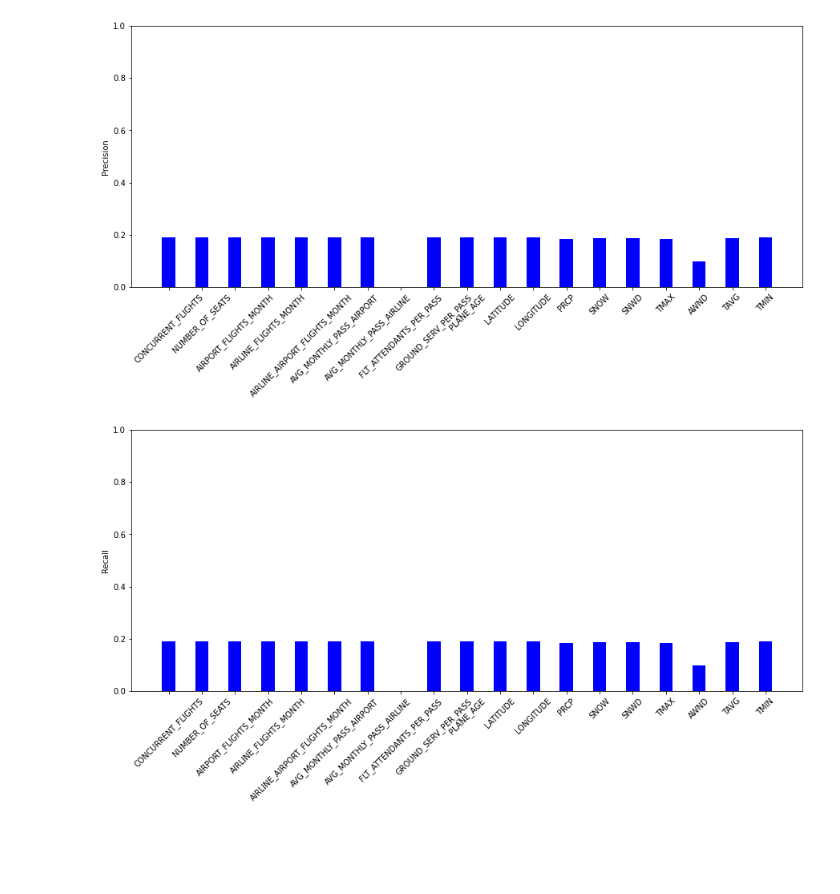
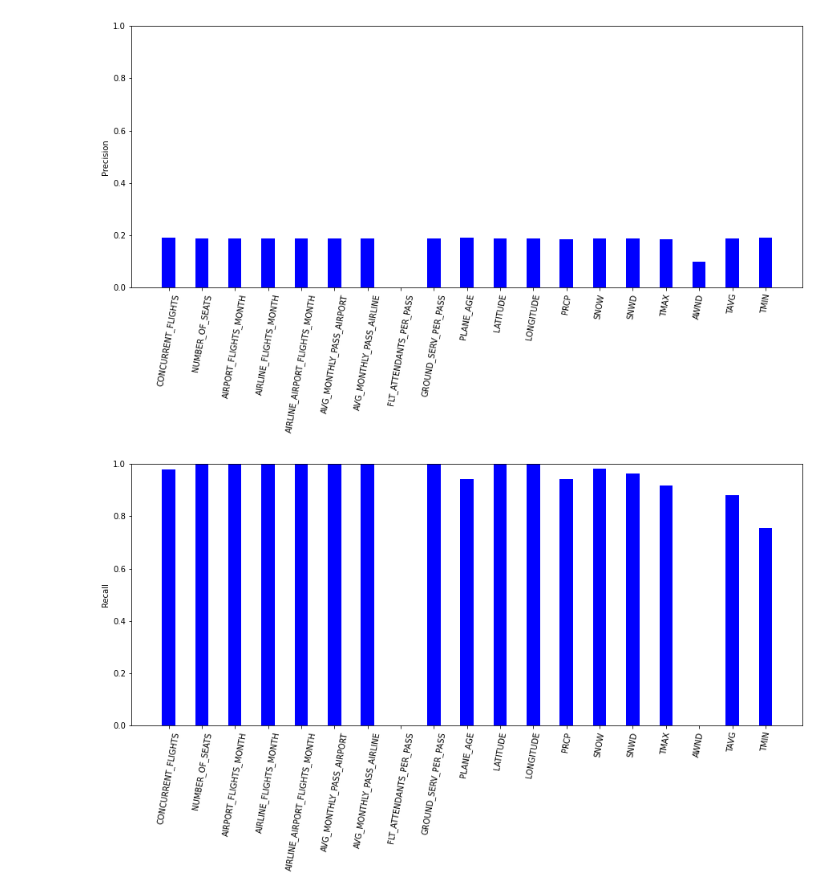
Before and after one commit to np1011/FlightDelaysDSCI521, a Jupyter notebook: Flight_data_NaiveBayes.ipynb, the cells around one changed output. Cells and saved outputs as stored; diff of their text form; code cells hidden in the pictures; blank space fills up the shorter version.

```diff
--- a/Flight_data_NaiveBayes.ipynb
+++ b/Flight_data_NaiveBayes.ipynb
@@ -131,8 +111,8 @@ class NaiveBayesClassifier():
         randy.shuffle(dataIndex)
         return dataIndex
 # %%
-pop = NaiveBayesClassifier(train_data, test_data, train_label, test_label)
-modelparams = pop.run()
+classifier = NaiveBayesClassifier(train_data, test_data, train_label, test_label)
+modelparams = classifier.run()
 # %%
 fig = plt.figure(figsize = (15, 6))
 plt.bar(color="blue", width=0.4, height=modelparams[:, 0], x=column_names)
@@ -156,20 +134,18 @@ plt.show()
 # %%
 plt.figure(figsize = (15, 6))
 plt.bar(color="blue", width = 0.4, height= modelparams[:,2], x = column_names )
-#plt.xlabel("Selected features")
 plt.ylabel("Precision")
 plt.ylim(0,1)
-plt.xticks(range(19), column_names, rotation= 45)
+plt.xticks(range(19), column_names, rotation= 80)
 plt.show()
 # %% [output]
-[figure, old version]
+[figure, new version]
 # %%
 plt.figure(figsize = (15, 6))
-plt.bar(color="blue", width = 0.4, height= modelparams[:,2], x = column_names )
-#plt.xlabel("Selected features")
+plt.bar(color="blue", width = 0.4, height= modelparams[:,3], x = column_names )
 plt.ylabel("Recall")
 plt.ylim(0,1)
-plt.xticks(range(19), column_names, rotation= 45)
+plt.xticks(range(19), column_names, rotation= 80)
 plt.show()
 # %% [output]
-[figure, old version]
+[figure, new version]
```
Also changed, not shown: parts of 3 cells of this notebook.
